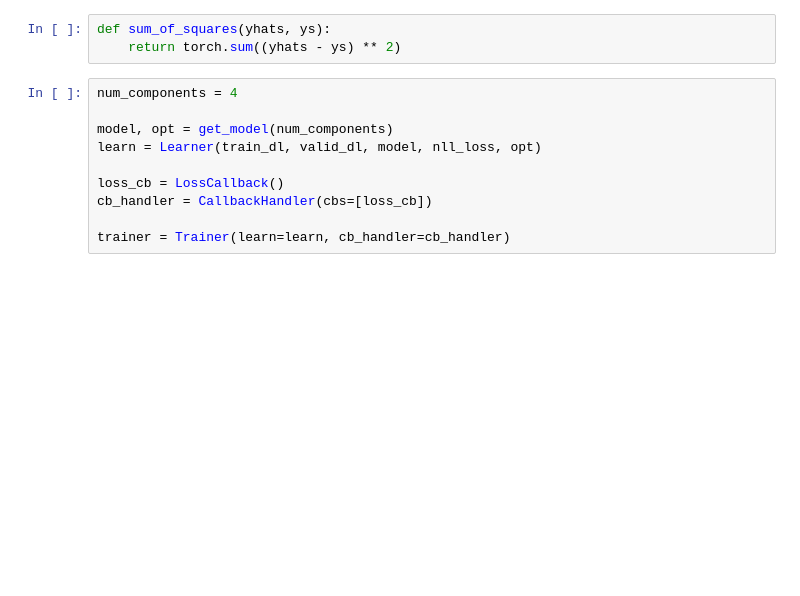
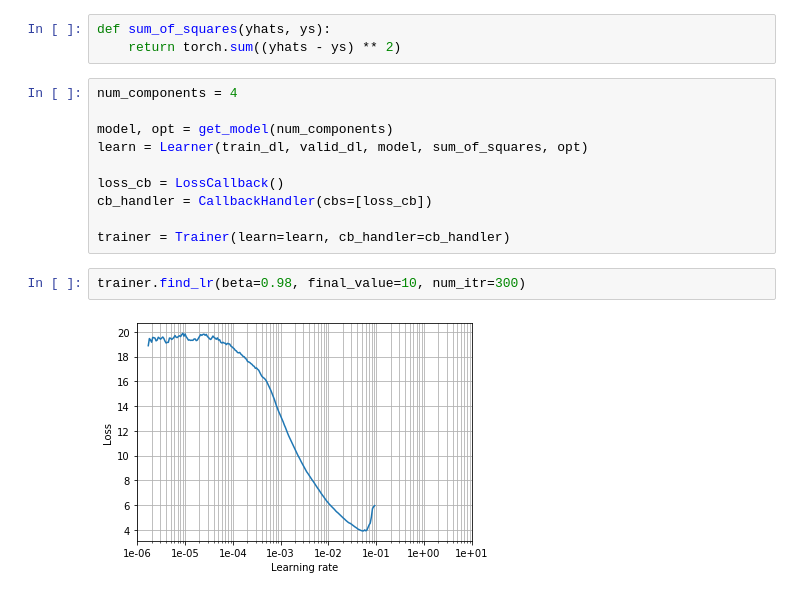
Before and after one commit to zhihanyang2022/bishop1995_notes, a Jupyter notebook: c6_error_functions/sum_of_squares_error_function_model_posterior_probabilities.ipynb, the cells around one changed output. Saved outputs shown, nothing was run; the diff lists cells and outputs as text; blank space fills up the shorter version.

```diff
--- a/c6_error_functions/sum_of_squares_error_function_model_posterior_probabilities.ipynb
+++ b/c6_error_functions/sum_of_squares_error_function_model_posterior_probabilities.ipynb
@@ -91,9 +98,13 @@ def sum_of_squares(yhats, ys):
 num_components = 4
 
 model, opt = get_model(num_components)
-learn = Learner(train_dl, valid_dl, model, nll_loss, opt)
+learn = Learner(train_dl, valid_dl, model, sum_of_squares, opt)
 
 loss_cb = LossCallback()
 cb_handler = CallbackHandler(cbs=[loss_cb])
 
 trainer = Trainer(learn=learn, cb_handler=cb_handler)
+# %%
+trainer.find_lr(beta=0.98, final_value=10, num_itr=300)
+# %% [output]
+[figure, added]
```
Also changed, not shown: parts of 11 cells of this notebook, 13 other files.
